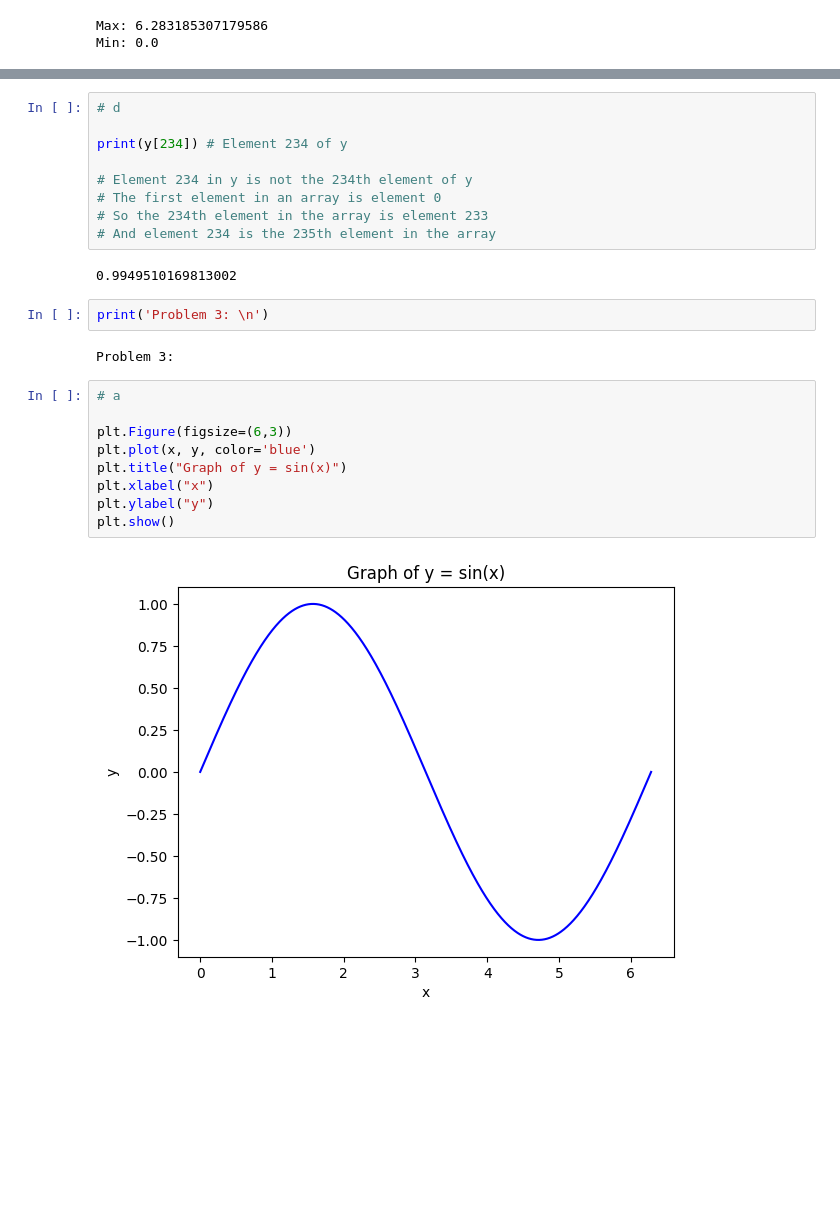
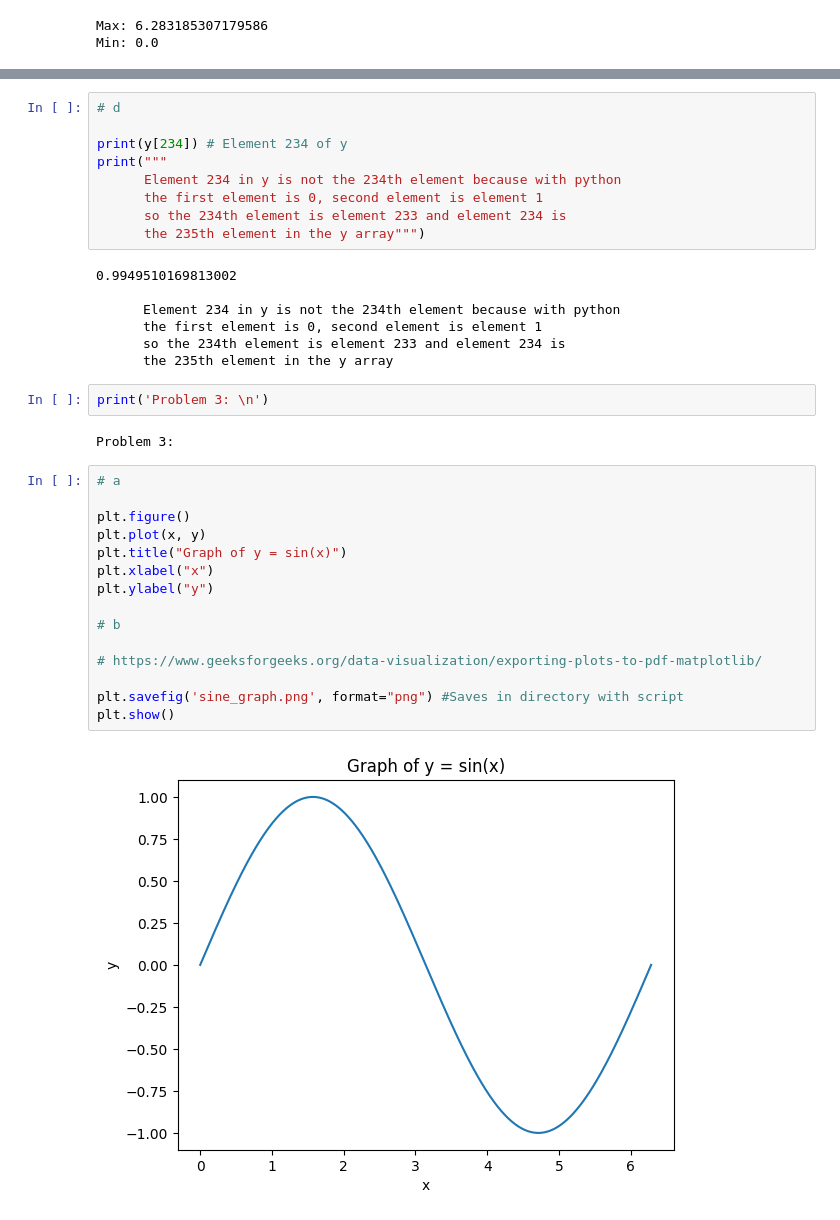
Before and after one commit to amedina695/lectures_git, a Jupyter notebook: homework_backup/hw2_amedina.ipynb, the cells around one changed output, grey strips where cells are left out. Cells and saved outputs as stored; diff of their text form; blank space fills up the shorter version.

```diff
--- a/homework_backup/hw2_amedina.ipynb
+++ b/homework_backup/hw2_amedina.ipynb
@@ -59,13 +56,18 @@ y = np.sin(x) # Array with values of sin(x)
 # d
 
 print(y[234]) # Element 234 of y
-
-# Element 234 in y is not the 234th element of y
-# The first element in an array is element 0
-# So the 234th element in the array is element 233
-# And element 234 is the 235th element in the array
+print("""
+      Element 234 in y is not the 234th element because with python
+      the first element is 0, second element is element 1
+      so the 234th element is element 233 and element 234 is
+      the 235th element in the y array""")
 # %% [output]
 0.9949510169813002
+
+      Element 234 in y is not the 234th element because with python
+      the first element is 0, second element is element 1
+      so the 234th element is element 233 and element 234 is
+      the 235th element in the y array
 # %%
 print('Problem 3: \n')
 # %% [output]
@@ -73,11 +75,17 @@ Problem 3:
 # %%
 # a
 
-plt.Figure(figsize=(6,3))
-plt.plot(x, y, color='blue')
+plt.figure()
+plt.plot(x, y)
 plt.title("Graph of y = sin(x)")
 plt.xlabel("x")
 plt.ylabel("y")
+
+# b
+
+# https://www.geeksforgeeks.org/data-visualization/exporting-plots-to-pdf-matplotlib/
+
+plt.savefig('sine_graph.png', format="png") #Saves in directory with script
 plt.show()
 # %% [output]
-[figure, old version]
+[figure, new version]
```
Also changed, not shown: parts of 12 cells of this notebook, 2 other files.
